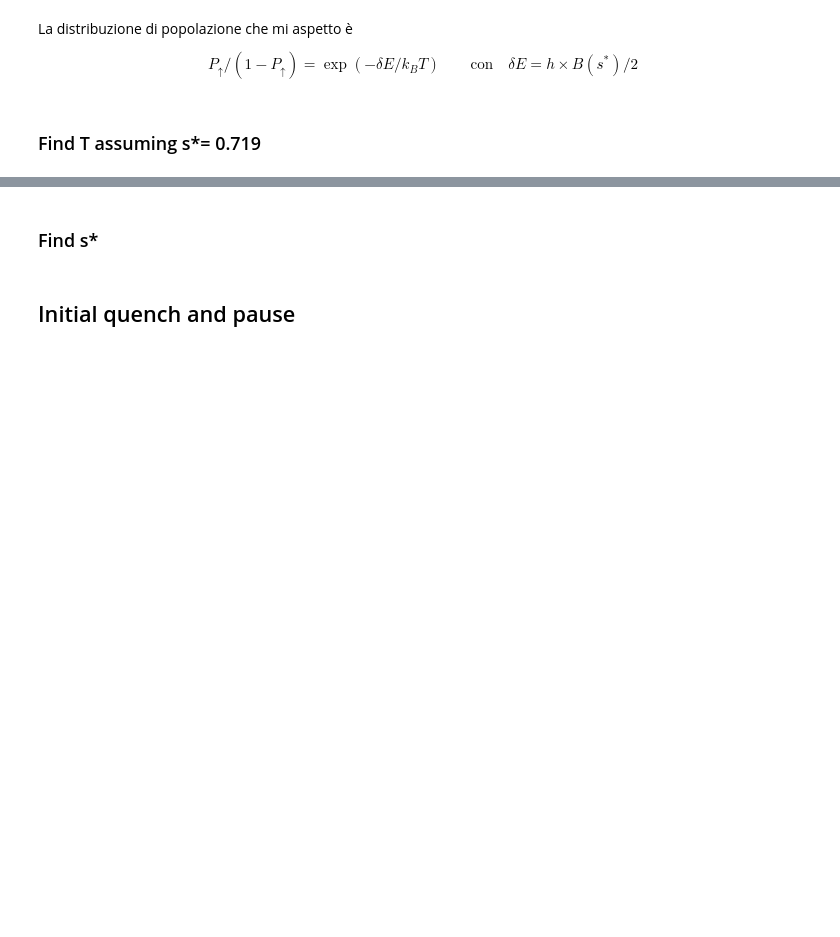
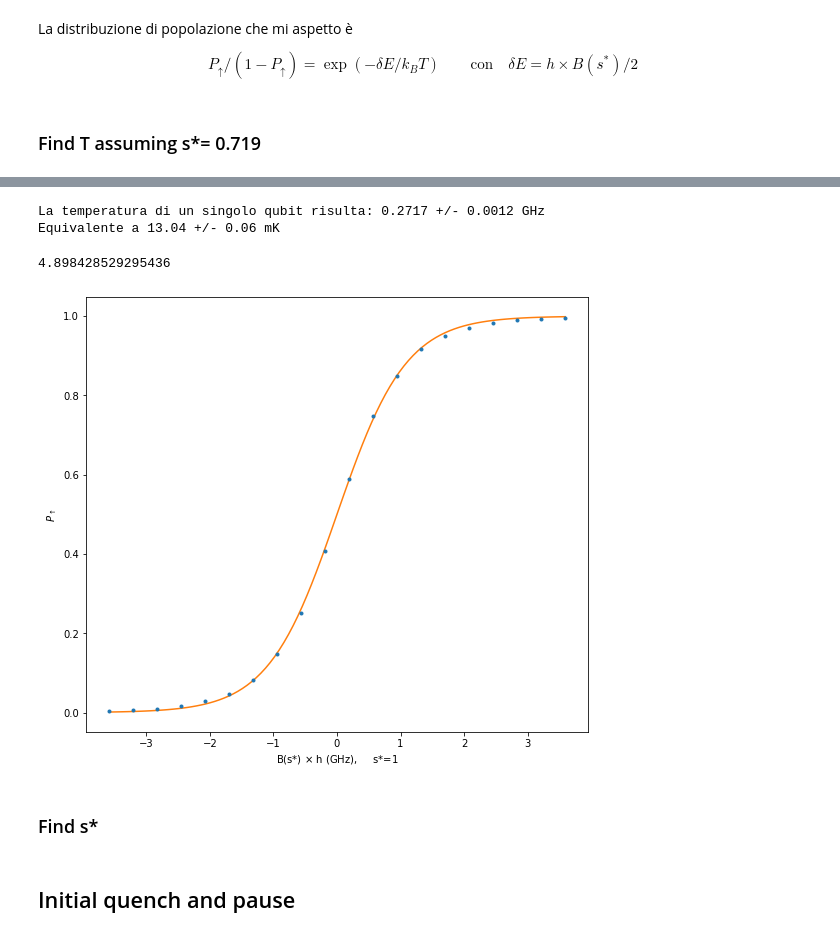
Before and after one commit to federicovisintini/Dwave2000q, a Jupyter notebook: 0_single_qubit_temperature.ipynb, the cells around one changed output, grey strips where cells are left out. Saved outputs shown, nothing was run; the diff lists cells and outputs as text; code cells hidden in the pictures; blank space fills up the shorter version.

```diff
--- a/0_single_qubit_temperature.ipynb
+++ b/0_single_qubit_temperature.ipynb
@@ -140,0 +240,5 @@ Popolamento primo eccitato: -1.6543612251060553e-10 / 20410 (-8.105640495375087e
+# %%
+from scipy.optimize import curve_fit
+
+def temperature_fit_function(x, T):
+    return 1 / (1 + np.exp(- x / 2 / T))
@@ -141,5 +257,36 @@ Popolamento primo eccitato: -1.6543612251060553e-10 / 20410 (-8.105640495375087e
+# %%
+# faccio il fit della curva per trovare la temperatura
+popt, pcov = curve_fit(temperature_fit_function, closest_s['B(s) (GHz)'] * biases, n_spin_up, sigma = dn_spin_up, absolute_sigma=True)
+
+# compute the mean and the chi^2/dof
+z = (n_spin_up - temperature_fit_function(closest_s['B(s) (GHz)'] * biases, popt[0])) / dn_spin_up
+chi2 = np.sum(z ** 2)
+chi2dof = chi2 / (N - 1)
+sigma = np.sqrt(2. / (N - 1))
+nsig = (chi2dof - 1) / sigma
+
+ghz_to_mk = 0.0479924341590788 * 1000
+
+print('La temperatura di un singolo qubit risulta: {0:.4f} +/- {1:.4f} GHz'.format( popt[0], np.sqrt(pcov[0][0]) ))
+print('Equivalente a {0:.2f} +/- {1:.2f} mK'.format( popt[0] * ghz_to_mk, np.sqrt(pcov[0][0]) * ghz_to_mk))
+
+chi2dof
+# %% [output]
+La temperatura di un singolo qubit risulta: 0.2717 +/- 0.0012 GHz
+Equivalente a 13.04 +/- 0.06 mK
+4.898428529295436
 # %%
-s_star = 0.719
+# rifaccio il grafico mettendo B sull'asse delle ascisse
+xx = np.linspace(min(closest_s['B(s) (GHz)'] * biases), max(closest_s['B(s) (GHz)'] * biases), 100)
+
+plt.figure(figsize=(9,8))
+plt.errorbar(closest_s['B(s) (GHz)'] * biases, 1 - n_ground, dn_ground, marker='.', linestyle='')
+plt.plot(xx, temperature_fit_function(xx, popt))
+plt.xlabel(r'B(s*) $\times$ h (GHz), $\quad$ s*=' + str(s_star))
+plt.ylabel(r'$P_\uparrow$')
+plt.show()
+# %% [output]
+[figure, added]
 # %% [markdown]
 ### Find s*
 # %% [markdown]
```
Also changed, not shown: parts of 34 cells of this notebook.
